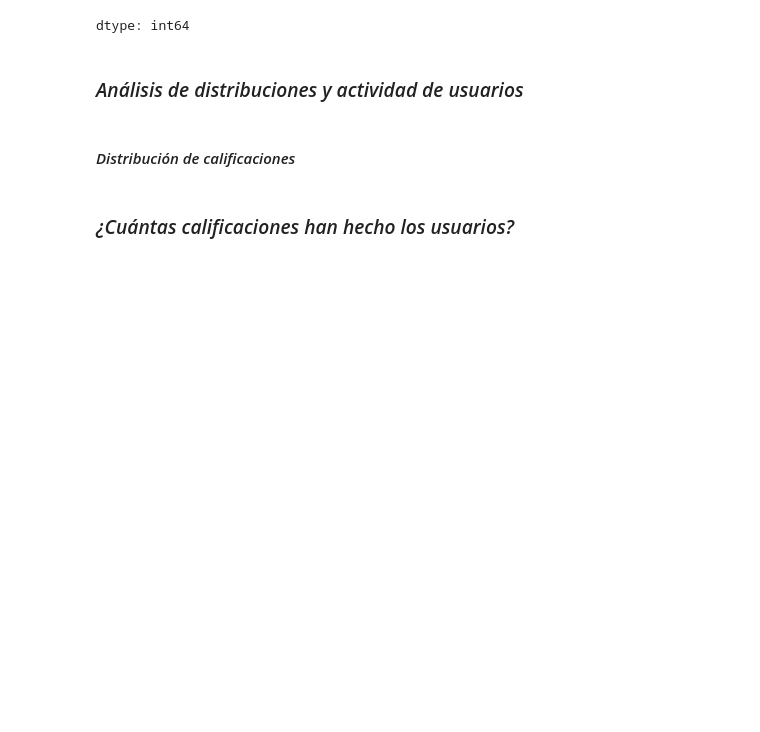
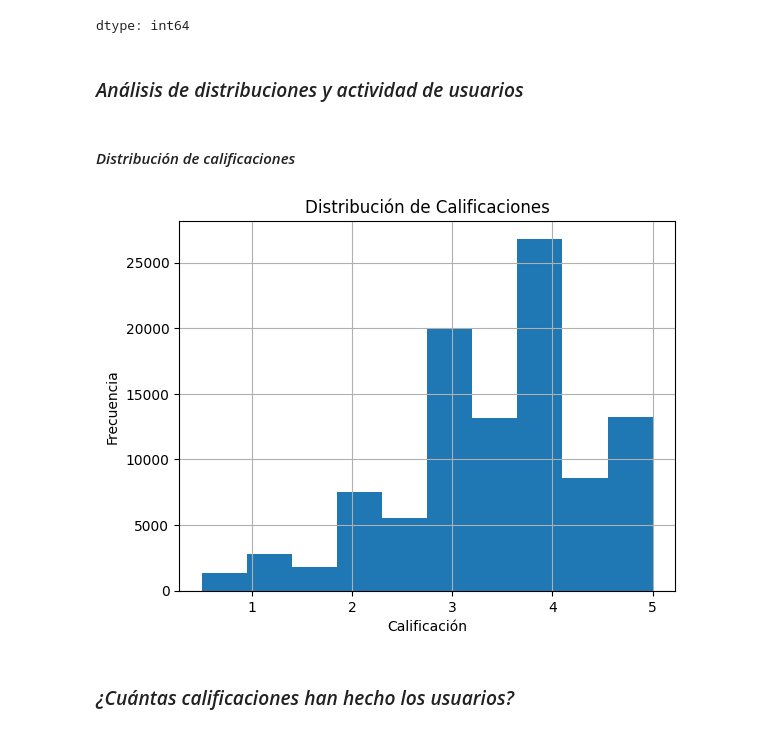
Before and after one commit to yackelineql/MarketingprojectG8, a Jupyter notebook: b_exploracion_limpieza.ipynb, the cells around one changed output. Saved outputs shown, nothing was run; the diff lists cells and outputs as text; code cells hidden in the pictures; blank space fills up the shorter version.

```diff
--- a/b_exploracion_limpieza.ipynb
+++ b/b_exploracion_limpieza.ipynb
@@ -169,15 +169,14 @@ for row in data:
 # Consulta SQL para obtener los datos de la tabla 'ratings' (incluyendo 'ratings_times')
 data = """
 SELECT movieId, userId, rating, ratings_times
-FROM ratings
-LIMIT 10;
+FROM ratings;
 """
 
 # Cargar los resultados de la consulta directamente en un DataFrame
-ratings_df = pd.read_sql(data, con)
+ratings_new = pd.read_sql(data, con)
 
 # Mostrar los primeros resultados
-ratings_df.head()
+ratings_new.head()
 # %% [output]
 |  | movieId | userId | rating | ratings_times |
 | 0 | 1 | 1 | 4.0 | 2000-07-30 18:45:03 |
@@ -223,11 +223,13 @@ dtype: int64
 #### *Distribución de calificaciones*
 # %%
 # Histograma de las calificaciones
-ratings_df['rating'].hist(bins=10)
+ratings_new['rating'].hist(bins=10)
 plt.title("Distribución de Calificaciones")
 plt.xlabel("Calificación")
 plt.ylabel("Frecuencia")
 plt.show()
+# %% [output]
+[figure, added]
 # %% [markdown]
 ### *¿Cuántas calificaciones han hecho los usuarios?*
 # %%
```
Also changed, not shown: parts of 4 cells of this notebook.
